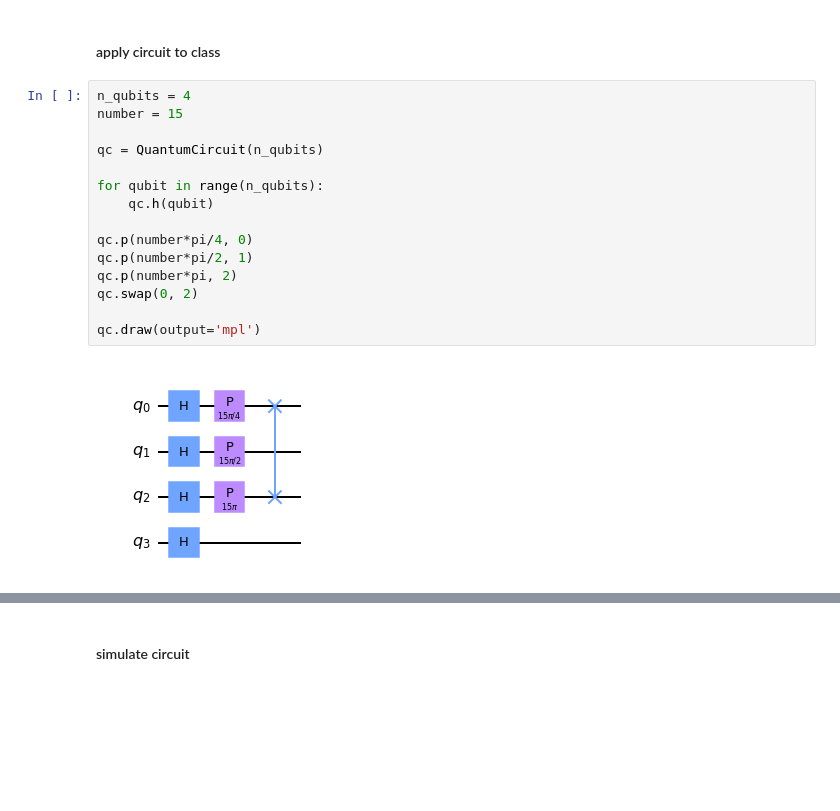
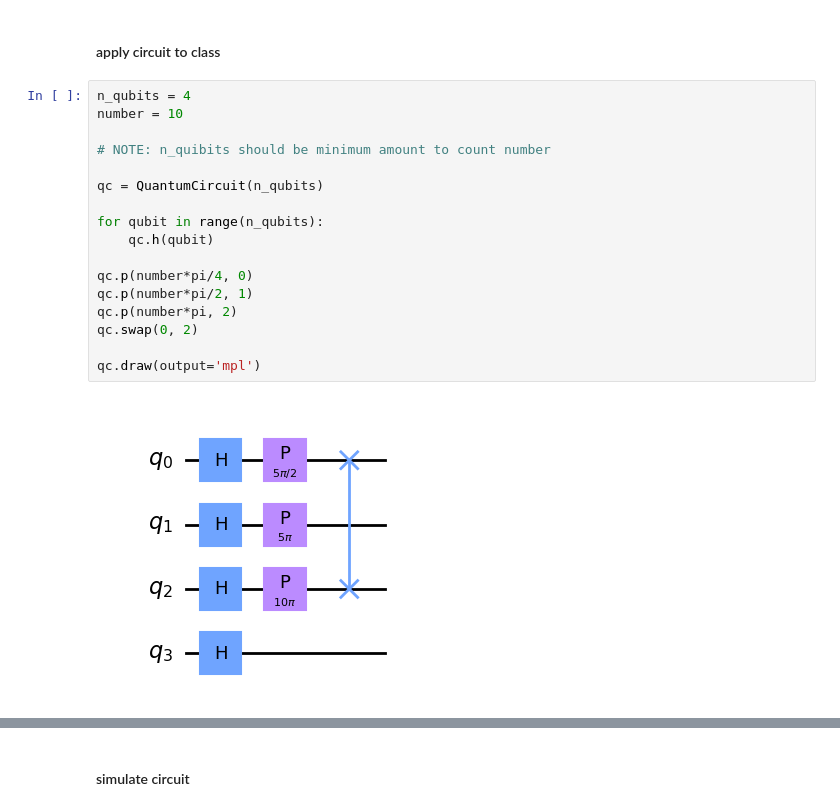
Before and after one commit to rohannakra/Convert-to-Binary-with-Quantum-Computer, a Jupyter notebook: main.ipynb, the cells around one changed output, grey strips where cells are left out. Saved outputs shown, nothing was run; the diff lists cells and outputs as text; blank space fills up the shorter version.

Commit message:
Editing visualizations.

```diff
--- a/main.ipynb
+++ b/main.ipynb
@@ -70,21 +70,23 @@ class QFT():
 #### apply circuit to class
 # %%
 n_qubits = 4
-number = 15
+number = 10
+
+# NOTE: n_quibits should be minimum amount to count number
 
 qc = QuantumCircuit(n_qubits)
 
 for qubit in range(n_qubits):
     qc.h(qubit)
 
 qc.p(number*pi/4, 0)
 qc.p(number*pi/2, 1)
 qc.p(number*pi, 2)
 qc.swap(0, 2)
 
 qc.draw(output='mpl')
 # %% [output]
-[figure, old version]
+[figure, new version]
 # %%
 qc = QFT(qc, n_qubits)()
 qc.measure_all()
```
Also changed, not shown: parts of 2 cells of this notebook.
